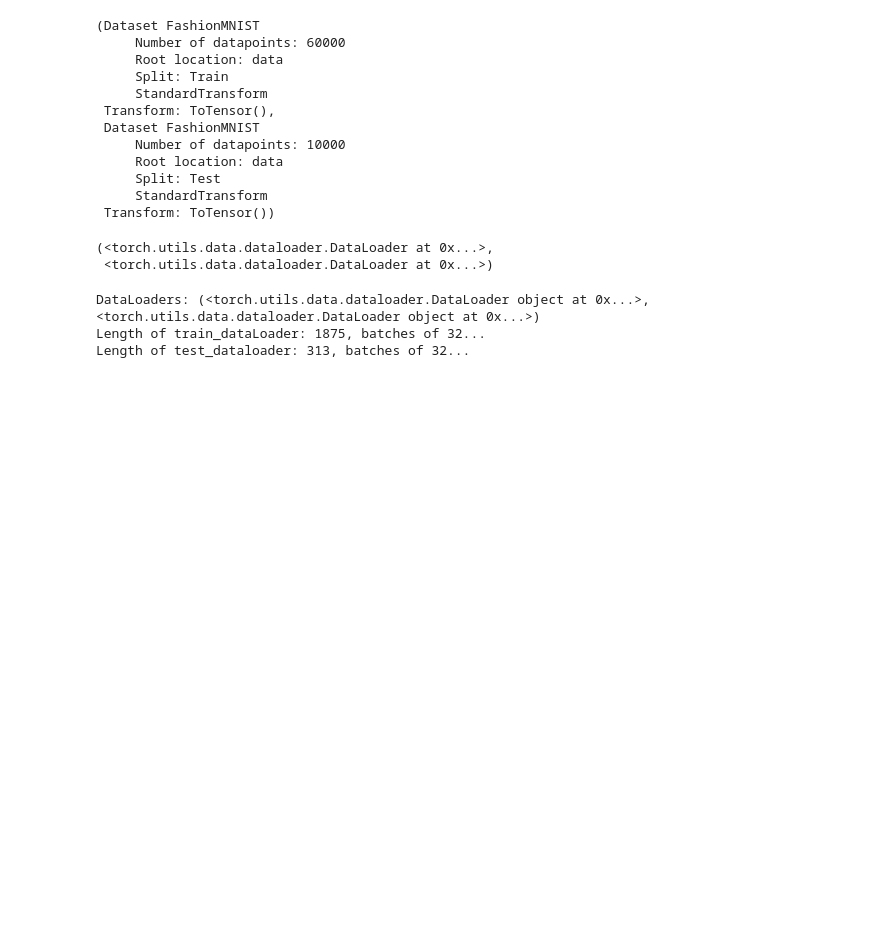
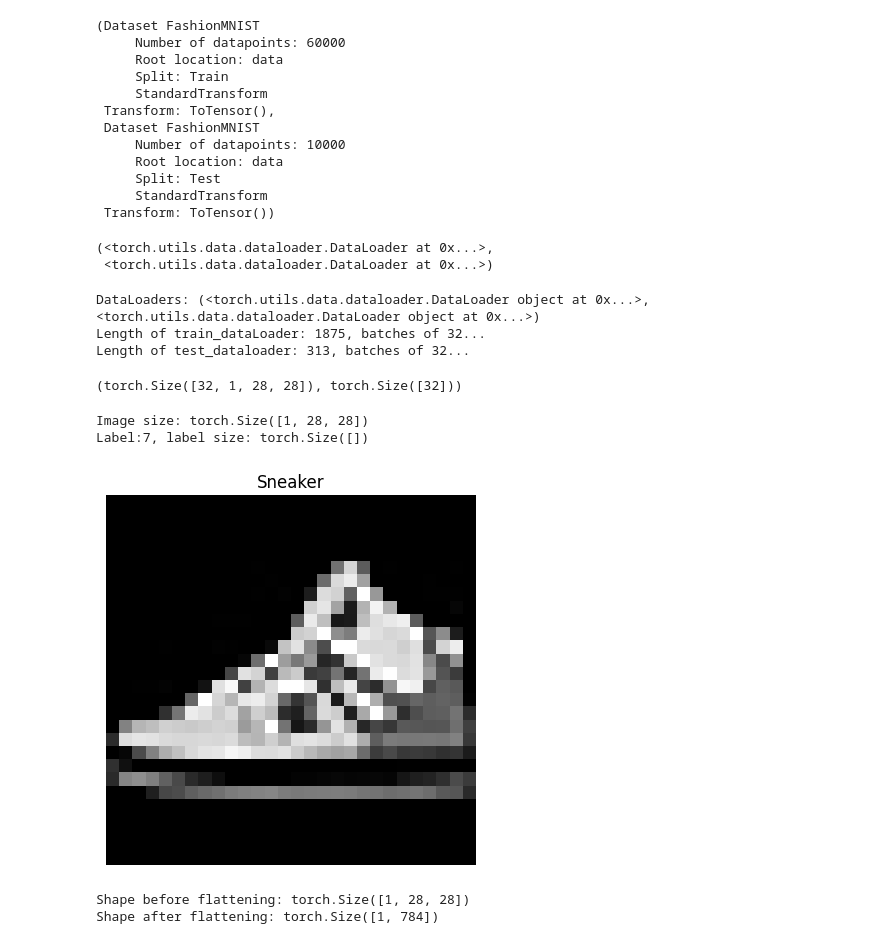
Before and after one commit to jameszhan02/Jupyter_Notebook_Workspace, a Jupyter notebook: pytorch_computer_vision.ipynb, the cells around one changed output. Drawn from its saved outputs; the diff is of its cells as text; code cells hidden in the pictures; blank space fills up the shorter version.

```diff
--- a/pytorch_computer_vision.ipynb
+++ b/pytorch_computer_vision.ipynb
@@ -195,3 +195,39 @@ print(f"Length of test_dataloader: {len(test_dataloader)}, batches of {BATCH_SIZ
 DataLoaders: (<torch.utils.data.dataloader.DataLoader object at 0x...>, <torch.utils.data.dataloader.DataLoader object at 0x...>)
 Length of train_dataLoader: 1875, batches of 32...
 Length of test_dataloader: 313, batches of 32...
+# %%
+# check out what's inside the  trainiing dataloader
+train_features_batch, train_labels_batch = next(iter(train_dataloader))
+train_features_batch.shape, train_labels_batch.shape
+# %% [output]
+(torch.Size([32, 1, 28, 28]), torch.Size([32]))
+# %%
+## show a sample
+# torch.manual_seed(42)
+random_idx = torch.randint(0, len(train_features_batch), size=[1]).item()
+image, label = train_features_batch[random_idx], train_labels_batch[random_idx]
+plt.imshow(image.squeeze(), cmap="gray")
+plt.title(class_names[label])
+plt.axis(False)
+print(f"Image size: {img.shape}")
+print(f"Label:{label}, label size: {label.shape}")
+# %% [output]
+Image size: torch.Size([1, 28, 28])
+Label:7, label size: torch.Size([])
+[figure, added]
+# %%
+# Create a flatten layer
+flatten_model = nn.Flatten()
+
+# Get a signle sample
+x = train_features_batch[0]
+
+# Flatten the sample
+output = flatten_model(x) # perform forward pass
+
+# print out what happened
+print(f"Shape before flattening: {x.shape}")
+print(f"Shape after flattening: {output.shape}")
+# %% [output]
+Shape before flattening: torch.Size([1, 28, 28])
+Shape after flattening: torch.Size([1, 784])
```
Also changed, not shown: parts of 10 cells of this notebook.
